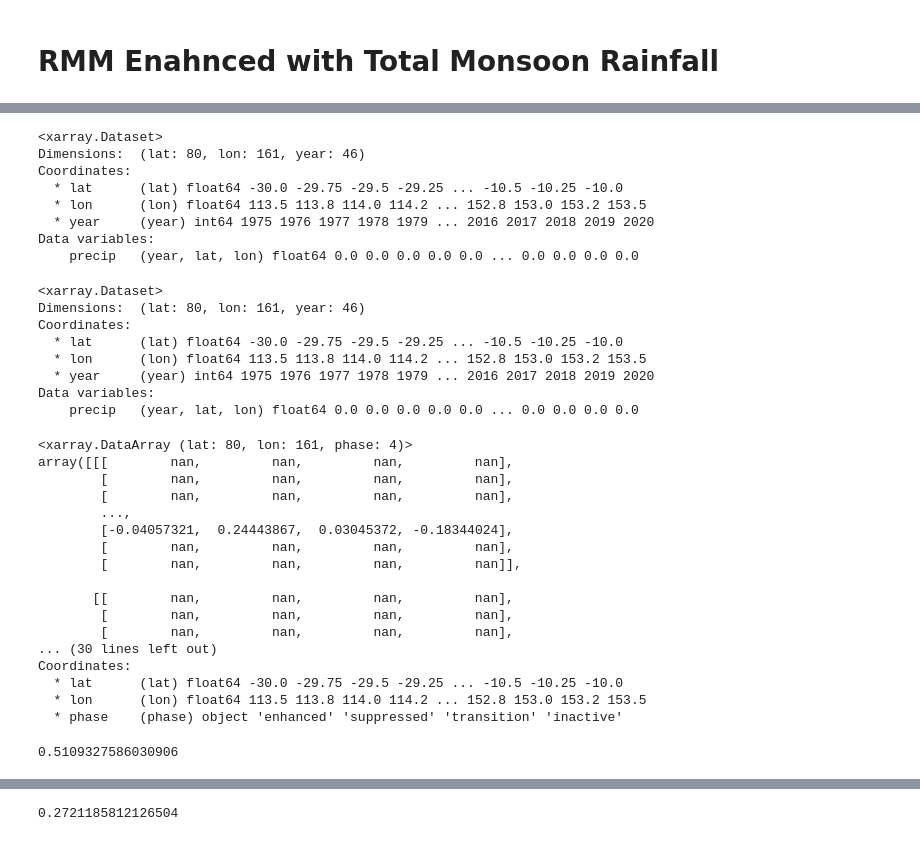
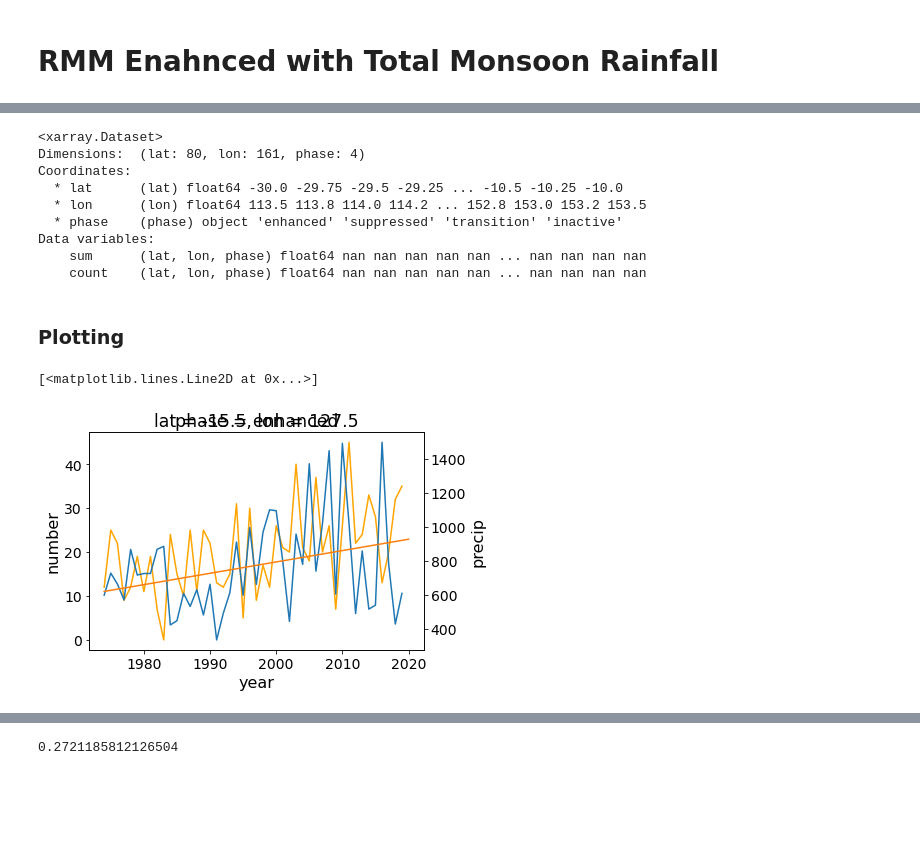
Before and after one commit to alexborowiak/mjo_and_rainfall_trend, a Jupyter notebook: 04_correlation_rmm_and_awap.ipynb, the cells around one changed output, grey strips where cells are left out. Cells and saved outputs as stored; diff of their text form; code cells hidden in the pictures; blank space fills up the shorter version.

```diff
--- a/04_correlation_rmm_and_awap.ipynb
+++ b/04_correlation_rmm_and_awap.ipynb
@@ -199,36 +122,0 @@ time_axis_num
-# %%
-awap_sum_trend = np.apply_along_axis(create_trend_line, time_axis_num, awap_sum.precip.values,
-                                     awap_sum.year.values)
-
-awap_sum_trend_ds = xr.zeros_like(awap_sum) + awap_sum_trend
-
-awap_sum_detrend_ds = awap_sum - awap_sum_trend_ds
-awap_sum_detrend_ds
-# %% [output]
-<xarray.Dataset>
-Dimensions:  (lat: 80, lon: 161, year: 46)
-Coordinates:
-  * lat      (lat) float64 -30.0 -29.75 -29.5 -29.25 ... -10.5 -10.25 -10.0
-  * lon      (lon) float64 113.5 113.8 114.0 114.2 ... 152.8 153.0 153.2 153.5
-  * year     (year) int64 1975 1976 1977 1978 1979 ... 2016 2017 2018 2019 2020
-Data variables:
-    precip   (year, lat, lon) float64 0.0 0.0 0.0 0.0 0.0 ... 0.0 0.0 0.0 0.0
-# %%
-time_axis_num = awap_count.precip.get_axis_num('year')
-
-awap_count_trend = np.apply_along_axis(create_trend_line, time_axis_num, awap_count.precip.values,
-                                     awap_count.year.values)
-
-awap_count_trend_ds = xr.zeros_like(awap_count) + awap_count_trend
-
-awap_count_detrend_ds = awap_count - awap_count_trend_ds
-awap_count_detrend_ds
-# %% [output]
-<xarray.Dataset>
-Dimensions:  (lat: 80, lon: 161, year: 46)
-Coordinates:
-  * lat      (lat) float64 -30.0 -29.75 -29.5 -29.25 ... -10.5 -10.25 -10.0
-  * lon      (lon) float64 113.5 113.8 114.0 114.2 ... 152.8 153.0 153.2 153.5
-  * year     (year) int64 1975 1976 1977 1978 1979 ... 2016 2017 2018 2019 2020
-Data variables:
-    precip   (year, lat, lon) float64 0.0 0.0 0.0 0.0 0.0 ... 0.0 0.0 0.0 0.0
@@ -235,26 +126,29 @@ Data variables:
 # %%
 awap_count_rmm_cor = xr.corr(awap_count_detrend_ds.precip, rmm_sub_detrend_ds.number, dim='year')
 awap_sum_rmm_cor = xr.corr(awap_sum_detrend_ds.precip, rmm_sub_detrend_ds.number, dim='year')
-awap_count_rmm_cor
+awap_sum_rmm_cor.name='sum'
+awap_count_rmm_cor.name='count'
+total_monsoon_rainfall_and_phase_correlation_ds = xr.merge([awap_sum_rmm_cor,awap_count_rmm_cor ])
+total_monsoon_rainfall_and_phase_correlation_ds
 # %% [output]
-<xarray.DataArray (lat: 80, lon: 161, phase: 4)>
-array([[[        nan,         nan,         nan,         nan],
-        [        nan,         nan,         nan,         nan],
-        [        nan,         nan,         nan,         nan],
-        ...,
-        [-0.04057321,  0.24443867,  0.03045372, -0.18344024],
-        [        nan,         nan,         nan,         nan],
-        [        nan,         nan,         nan,         nan]],
-
-       [[        nan,         nan,         nan,         nan],
-        [        nan,         nan,         nan,         nan],
-        [        nan,         nan,         nan,         nan],
-... (30 lines left out)
+<xarray.Dataset>
+Dimensions:  (lat: 80, lon: 161, phase: 4)
 Coordinates:
   * lat      (lat) float64 -30.0 -29.75 -29.5 -29.25 ... -10.5 -10.25 -10.0
   * lon      (lon) float64 113.5 113.8 114.0 114.2 ... 152.8 153.0 153.2 153.5
   * phase    (phase) object 'enhanced' 'suppressed' 'transition' 'inactive'
+Data variables:
+    sum      (lat, lon, phase) float64 nan nan nan nan nan ... nan nan nan nan
+    count    (lat, lon, phase) float64 nan nan nan nan nan ... nan nan nan nan
-# %%
-np.max([awap_sum_rmm_cor.max().values,awap_count_rmm_cor.max().values])
-# %% [output]
-0.5109327586030906
+# %% [markdown]
+### Plotting
+# %%
+fig= plt.figure()
+ax = fig.add_subplot(111)
+rmm_sub_detrend_ds.sel(phase='enhanced').number.plot(ax=ax, color='orange', label='rmm')
+ax2 = ax.twinx()
+awap_sum.sel(lat=-15.6, lon=127.5, method='nearest').precip.plot(ax=ax2)
+awap_sum_trend_ds.sel(lat=-15.6, lon=127.5, method='nearest').precip.plot(ax=ax2)
+# %% [output]
+[<matplotlib.lines.Line2D at 0x...>]
+[figure, added]
```
Also changed, not shown: parts of 57 cells of this notebook, 19 other files.
